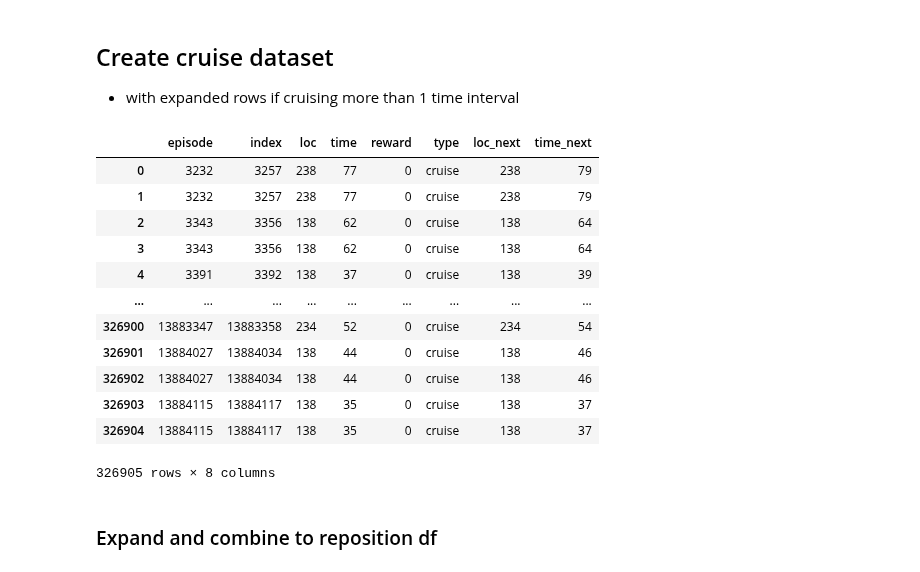
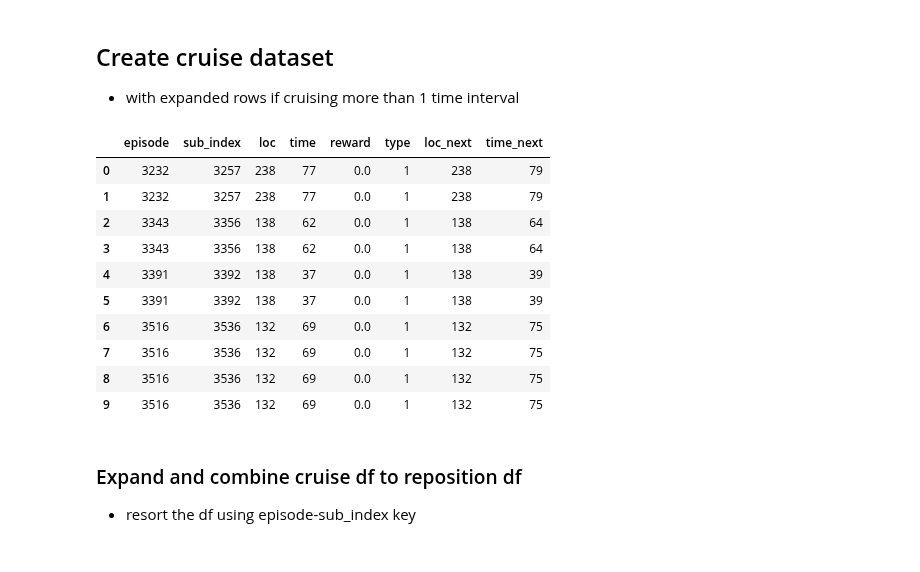
Before and after one commit to skyetim/didi-vehicle-repositioning-strategy, a Jupyter notebook: notebooks/compute_SARSA_episode.ipynb, the cells around one changed output. Drawn from its saved outputs; the diff is of its cells as text; code cells hidden in the pictures.

```diff
--- a/notebooks/compute_SARSA_episode.ipynb
+++ b/notebooks/compute_SARSA_episode.ipynb
@@ -145,28 +149,28 @@ trip_df['mask_bfill'] = np.where((trip_df['dropoff_taxizone_id']==trip_df['picku
 trip_df['mask_ffill'] = np.where((trip_df['pickup_taxizone_id']==trip_df['dropoff_taxizone_id_prev']) &
                                  (trip_df['pickup_datetime_index']==trip_df['dropoff_datetime_index_prev']), 1, np.nan)
 
-ffill_cols = ['pickup_taxizone_id', 'pickup_datetime_index', 'episode', 'index']
+ffill_cols = ['sub_index', 'pickup_taxizone_id', 'pickup_datetime_index']
 for col_names in ffill_cols:
     trip_df[col_names] = np.where(trip_df['mask_ffill'] == 1, np.nan, trip_df[col_names])
-    trip_df[col_names] = trip_df[col_names].ffill()
+    trip_df[col_names] = trip_df.groupby('episode')[col_names].ffill()
 bfill_cols = ['dropoff_taxizone_id', 'dropoff_datetime_index']
 for col_names in bfill_cols:
     trip_df[col_names] = np.where(trip_df['mask_bfill'] == 1, np.nan, trip_df[col_names])
-    trip_df[col_names] = trip_df[col_names].bfill()
+    trip_df[col_names] = trip_df.groupby('episode')[col_names].bfill()
 # %% [markdown]
 * group data and aggregatedly sum
 # %%
-trip_df = trip_df[['episode', 'pickup_taxizone_id', 'dropoff_taxizone_id', 'pickup_datetime_index',
-                   'dropoff_datetime_index', 'total_amount', 'index']]
-trip_df = trip_df.groupby(['episode', 'index', 'pickup_taxizone_id', 'dropoff_taxizone_id',
+trip_df = trip_df[['episode', 'sub_index', 'pickup_taxizone_id', 'dropoff_taxizone_id', 'pickup_datetime_index',
+                   'dropoff_datetime_index', 'total_amount']]
+trip_df = trip_df.groupby(['episode', 'sub_index', 'pickup_taxizone_id', 'dropoff_taxizone_id',
                            'pickup_datetime_index', 'dropoff_datetime_index'], as_index=False).agg('sum')
-trip_df.sort_values(['episode', 'index'], inplace=True)
+trip_df.sort_values(['episode', 'sub_index'], inplace=True)
 trip_df.rename(columns={'pickup_taxizone_id': 'loc',
                         'pickup_datetime_index': 'time',
                         'dropoff_taxizone_id': 'loc_next',
                         'dropoff_datetime_index': 'time_next',
                         'total_amount': 'reward'}, inplace=True)
-trip_df['type'] = 'delivery'
+trip_df['type'] = 0
 # %%
 trip_df.head(10)
 # %% [output]
@@ -195,6 +199,7 @@ reposition_df.rename(columns={'loc_next': 'loc',
                         'loc_next_next': 'loc_next',
                         'time_next_next': 'time_next'}, inplace=True)
 reposition_df['reward'] = 0
-reposition_df['type'] = np.where(reposition_df['loc'] == reposition_df['loc_next'], 'cruise', 'repo')
+## 1 = cruise, 2 = repo
+reposition_df['type'] = np.where(reposition_df['loc'] == reposition_df['loc_next'], 1, 2)
 reposition_df.head(10)
 # %% [output]
@@ -217,8 +222,10 @@ reposition_df.head(10)
 cruise_list = []
 repeat_size = []
 kept_list = []
+
+# for cruise rows that are longer than 1 time interval
 for row in reposition_df.itertuples(index=False):
-    if (getattr(row, 'type') == 'cruise') & (getattr(row, 'time_next') - getattr(row, 'time') > 1):
+    if (getattr(row, 'type') == 1) & (getattr(row, 'time_next') - getattr(row, 'time') > 1):
         cruise_list.append(tuple(row))
         repeat_size.append(getattr(row, 'time_next') - getattr(row, 'time'))
         kept_list.append(np.nan)
@@ -231,34 +238,35 @@ reposition_df.drop(columns=['kept'], inplace=True)
 cruise_df = pd.DataFrame(np.repeat(np.array(cruise_list), repeat_size, axis=0))
 cruise_df.columns = reposition_df.columns
 
+## Cast type back to int
 cruise_df = cruise_df.astype({'episode': 'float',
-                              'index': 'float',
-                                   'loc': 'float',
-                                   'time': 'float',
-                             'loc_next': 'float',
-                                   'time_next': 'float'})
+                              'sub_index': 'float',
+                              'loc': 'float',
+                              'time': 'float',
+                              'loc_next': 'float',
+                              'time_next': 'float',
+                              'type': 'float'})
 cruise_df = cruise_df.astype({'episode': 'Int64',
-                              'index': 'Int64',
+                              'sub_index': 'Int64',
                               'loc': 'Int64',
                               'time': 'Int64',
                               'loc_next': 'Int64',
-                              'time_next': 'Int64'})
+                              'time_next': 'Int64',
+                              'type': 'Int64'})
 # %%
-cruise_df
+cruise_df.head(10)
 # %% [output]
-|  | episode | index | loc | time | reward | type | loc_next | time_next |
-| 0 | 3232 | 3257 | 238 | 77 | 0 | cruise | 238 | 79 |
-| 1 | 3232 | 3257 | 238 | 77 | 0 | cruise | 238 | 79 |
-| 2 | 3343 | 3356 | 138 | 62 | 0 | cruise | 138 | 64 |
-| 3 | 3343 | 3356 | 138 | 62 | 0 | cruise | 138 | 64 |
-| 4 | 3391 | 3392 | 138 | 37 | 0 | cruise | 138 | 39 |
-| ... | ... | ... | ... | ... | ... | ... | ... | ... |
-| 326900 | 13883347 | 13883358 | 234 | 52 | 0 | cruise | 234 | 54 |
-| 326901 | 13884027 | 13884034 | 138 | 44 | 0 | cruise | 138 | 46 |
-| 326902 | 13884027 | 13884034 | 138 | 44 | 0 | cruise | 138 | 46 |
-| 326903 | 13884115 | 13884117 | 138 | 35 | 0 | cruise | 138 | 37 |
-| 326904 | 13884115 | 13884117 | 138 | 35 | 0 | cruise | 138 | 37 |
+|  | episode | sub_index | loc | time | reward | type | loc_next | time_next |
+| 0 | 3232 | 3257 | 238 | 77 | 0.0 | 1 | 238 | 79 |
+| 1 | 3232 | 3257 | 238 | 77 | 0.0 | 1 | 238 | 79 |
+| 2 | 3343 | 3356 | 138 | 62 | 0.0 | 1 | 138 | 64 |
+| 3 | 3343 | 3356 | 138 | 62 | 0.0 | 1 | 138 | 64 |
+| 4 | 3391 | 3392 | 138 | 37 | 0.0 | 1 | 138 | 39 |
+| 5 | 3391 | 3392 | 138 | 37 | 0.0 | 1 | 138 | 39 |
+| 6 | 3516 | 3536 | 132 | 69 | 0.0 | 1 | 132 | 75 |
+| 7 | 3516 | 3536 | 132 | 69 | 0.0 | 1 | 132 | 75 |
+| 8 | 3516 | 3536 | 132 | 69 | 0.0 | 1 | 132 | 75 |
+| 9 | 3516 | 3536 | 132 | 69 | 0.0 | 1 | 132 | 75 |
-326905 rows × 8 columns
 # %%
 ## insert rows to dataframe if cruising takes more than 1 interval
 def expand_cruise(selected_df):
@@ -270,4 +279,6 @@ def expand_cruise(selected_df):
     return df
 # %% [markdown]
-### Expand and combine to reposition df
+### Expand and combine cruise df to reposition df
+
+* resort the df using episode-sub_index key
 # %%
```
Also changed, not shown: parts of 26 cells of this notebook.
